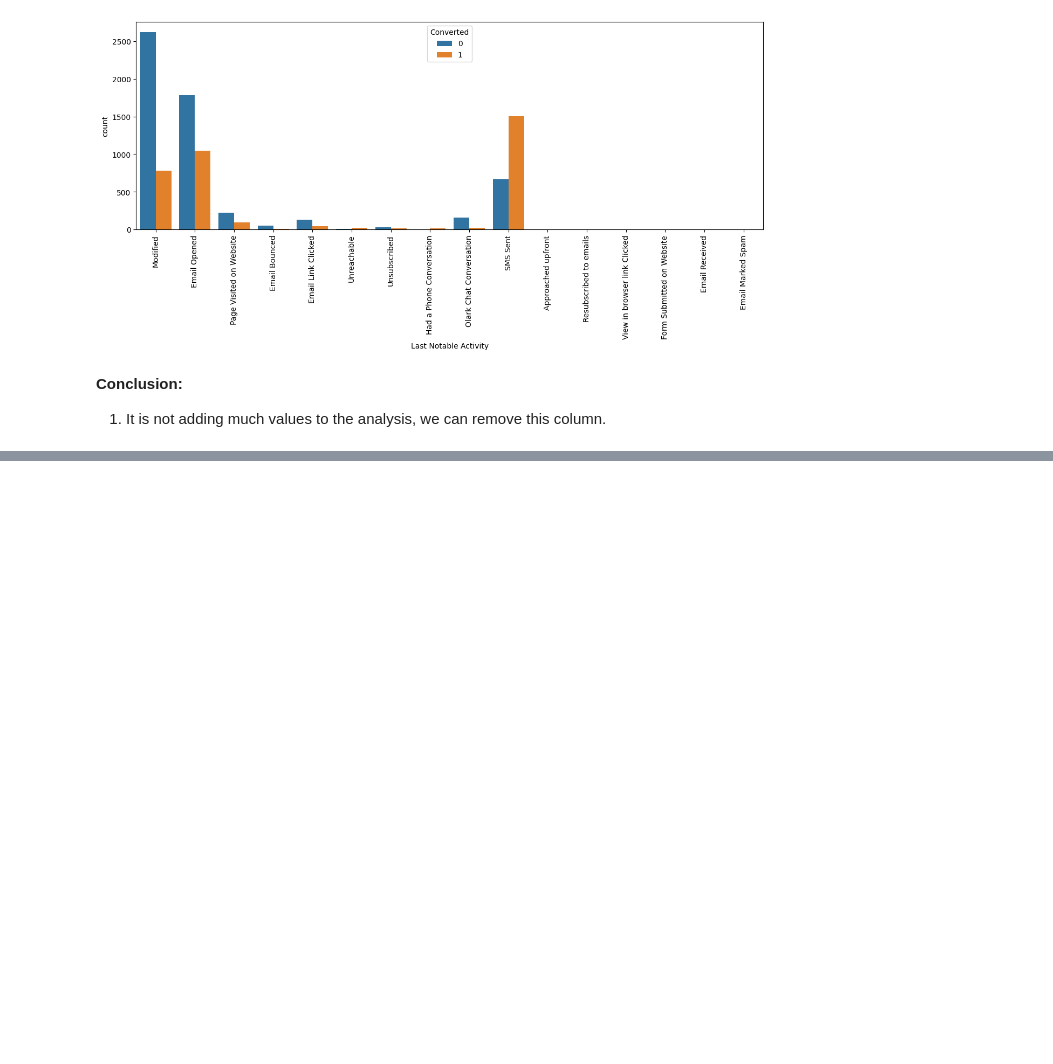
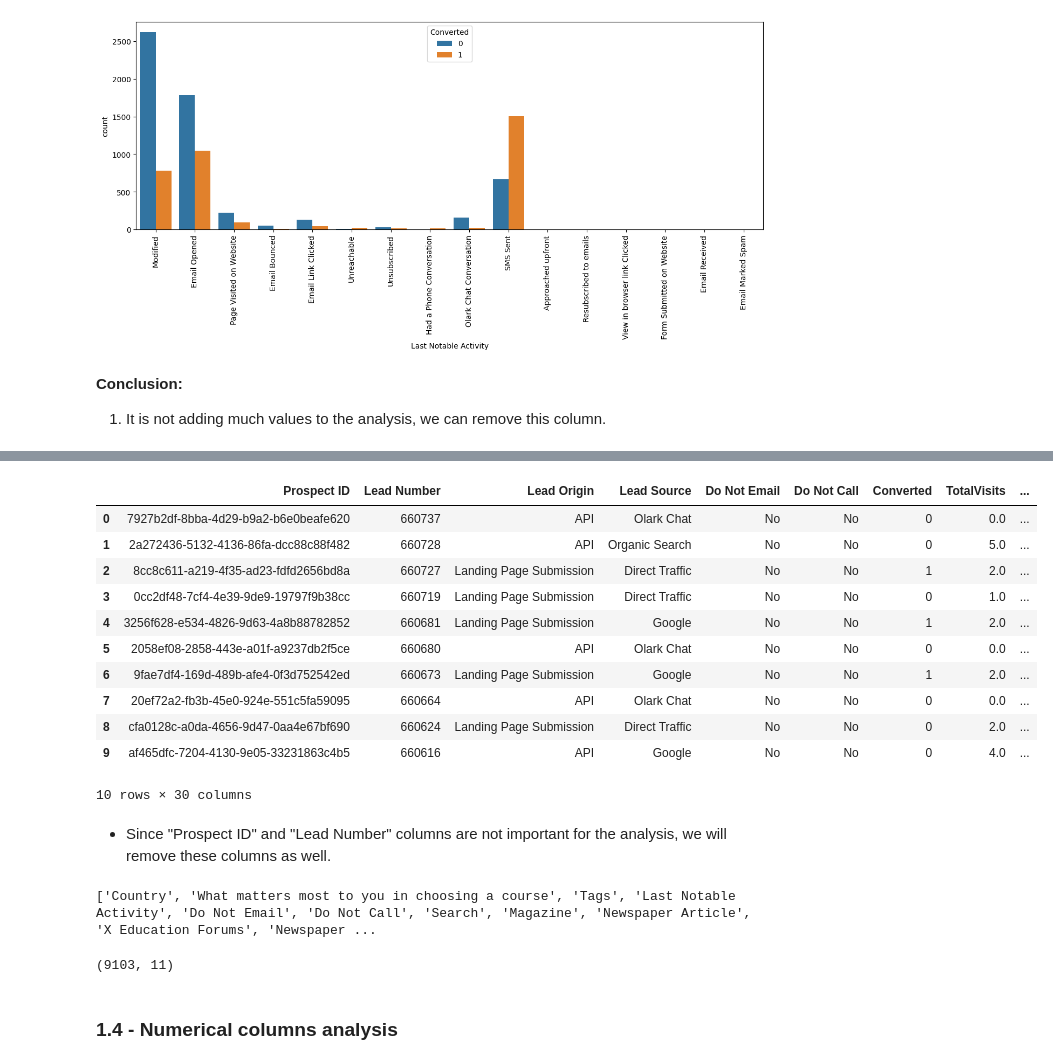
Before and after one commit to BharatPanera/lead_scoring_case_study, a Jupyter notebook: lead_scoring.ipynb, the cells around one changed output, grey strips where cells are left out. Saved outputs shown, nothing was run; the diff lists cells and outputs as text; code cells hidden in the pictures; blank space fills up the shorter version.

Commit message:
started analysis of numerical cols

```diff
--- a/lead_scoring.ipynb
+++ b/lead_scoring.ipynb
@@ -768,0 +795,2 @@ cols_to_remove.append("Last Notable Activity")
+# %%
+lead_data = lead_data.dropna()
@@ -782,0 +914,29 @@ cols_to_remove.append("Last Notable Activity")
+# %%
+lead_data.head(10)
+# %% [output]
+|  | Prospect ID | Lead Number | Lead Origin | Lead Source | Do Not Email | Do Not Call | Converted | TotalVisits | ... |
+| 0 | 7927b2df-8bba-4d29-b9a2-b6e0beafe620 | 660737 | API | Olark Chat | No | No | 0 | 0.0 | ... |
+| 1 | 2a272436-5132-4136-86fa-dcc88c88f482 | 660728 | API | Organic Search | No | No | 0 | 5.0 | ... |
+| 2 | 8cc8c611-a219-4f35-ad23-fdfd2656bd8a | 660727 | Landing Page Submission | Direct Traffic | No | No | 1 | 2.0 | ... |
+| 3 | 0cc2df48-7cf4-4e39-9de9-19797f9b38cc | 660719 | Landing Page Submission | Direct Traffic | No | No | 0 | 1.0 | ... |
+| 4 | 3256f628-e534-4826-9d63-4a8b88782852 | 660681 | Landing Page Submission | Google | No | No | 1 | 2.0 | ... |
+| 5 | 2058ef08-2858-443e-a01f-a9237db2f5ce | 660680 | API | Olark Chat | No | No | 0 | 0.0 | ... |
+| 6 | 9fae7df4-169d-489b-afe4-0f3d752542ed | 660673 | Landing Page Submission | Google | No | No | 1 | 2.0 | ... |
+| 7 | 20ef72a2-fb3b-45e0-924e-551c5fa59095 | 660664 | API | Olark Chat | No | No | 0 | 0.0 | ... |
+| 8 | cfa0128c-a0da-4656-9d47-0aa4e67bf690 | 660624 | Landing Page Submission | Direct Traffic | No | No | 0 | 2.0 | ... |
+| 9 | af465dfc-7204-4130-9e05-33231863c4b5 | 660616 | API | Google | No | No | 0 | 4.0 | ... |
+10 rows × 30 columns
+# %% [markdown]
+- Since "Prospect ID" and "Lead Number" columns are not important for the analysis, we will remove these columns as well.
+# %%
+cols_to_remove.extend(['Prospect ID', 'Lead Number'])
+print(cols_to_remove)
+# %% [output]
+['Country', 'What matters most to you in choosing a course', 'Tags', 'Last Notable Activity', 'Do Not Email', 'Do Not Call', 'Search', 'Magazine', 'Newspaper Article', 'X Education Forums', 'Newspaper ...
+# %%
+lead_data = lead_data.drop(cols_to_remove, 1)
+lead_data.shape
+# %% [output]
+(9103, 11)
+# %% [markdown]
+### 1.4 - Numerical columns analysis
```
Also changed, not shown: parts of 26 cells of this notebook.
